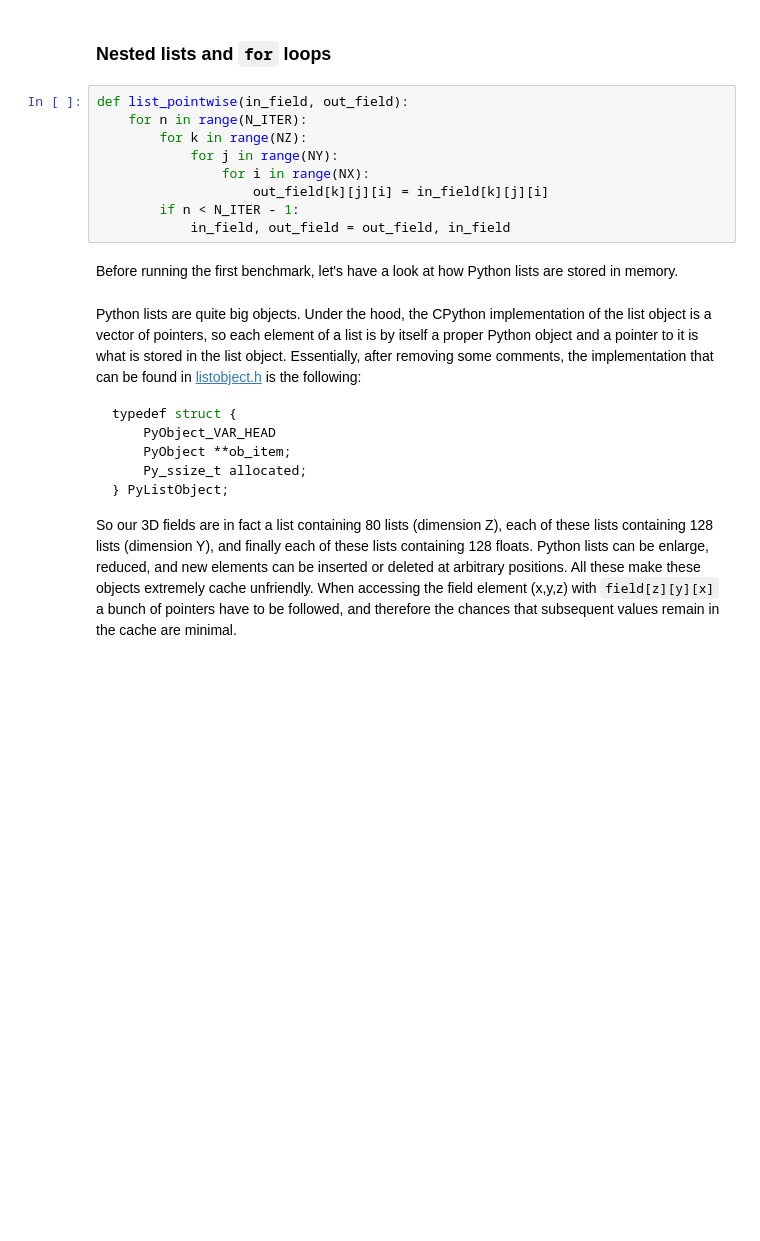
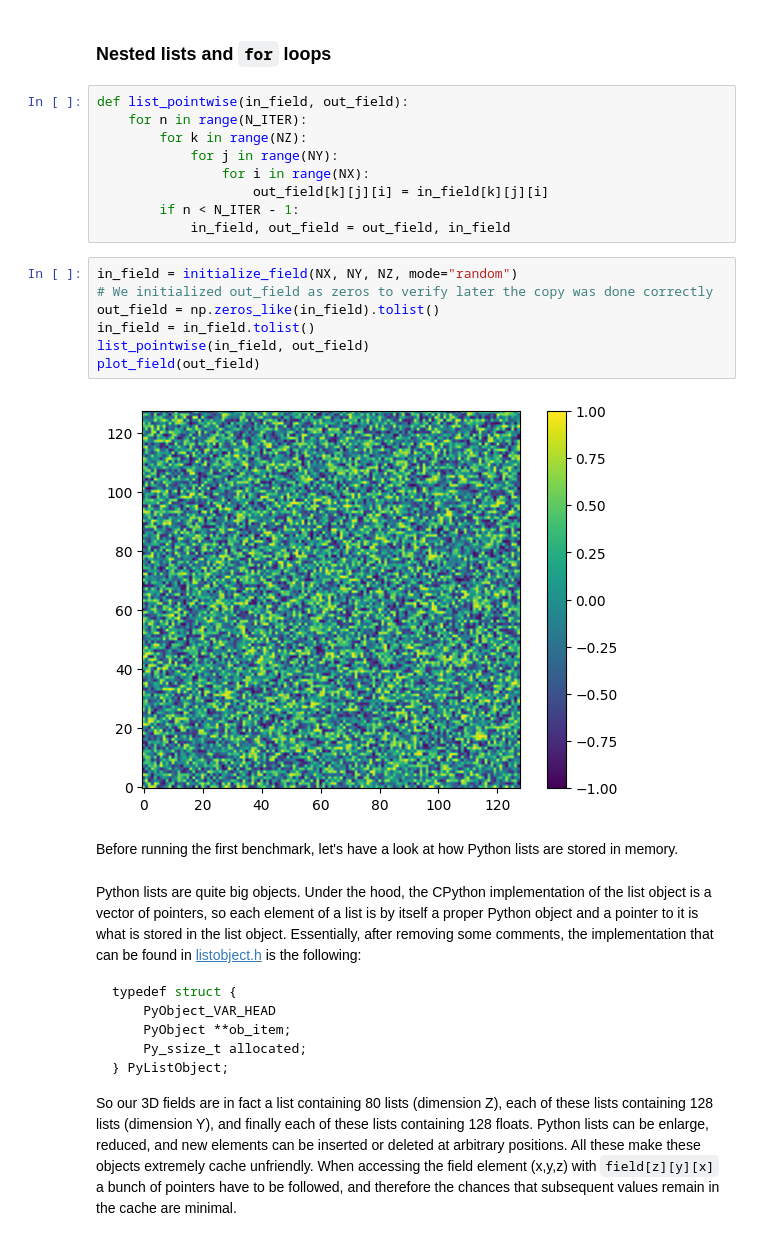
Before and after one commit to ofuhrer/HPC4WC, a Jupyter notebook: projects/2023/project12_highlevel_programming/1_lists_numpy.ipynb, the cells around one changed output. Drawn from its saved outputs; the diff is of its cells as text; blank space fills up the shorter version.

```diff
--- a/projects/2023/project12_highlevel_programming/1_lists_numpy.ipynb
+++ b/projects/2023/project12_highlevel_programming/1_lists_numpy.ipynb
@@ -36,6 +34,15 @@ def list_pointwise(in_field, out_field):
                     out_field[k][j][i] = in_field[k][j][i]
         if n < N_ITER - 1:
             in_field, out_field = out_field, in_field
+# %%
+in_field = initialize_field(NX, NY, NZ, mode="random")
+# We initialized out_field as zeros to verify later the copy was done correctly
+out_field = np.zeros_like(in_field).tolist()
+in_field = in_field.tolist()
+list_pointwise(in_field, out_field)
+plot_field(out_field)
+# %% [output]
+[figure, added]
 # %% [markdown]
 Before running the first benchmark, let's have a look at how Python lists are stored in memory.
 # %% [markdown]
```
Also changed, not shown: parts of 33 cells of this notebook.
